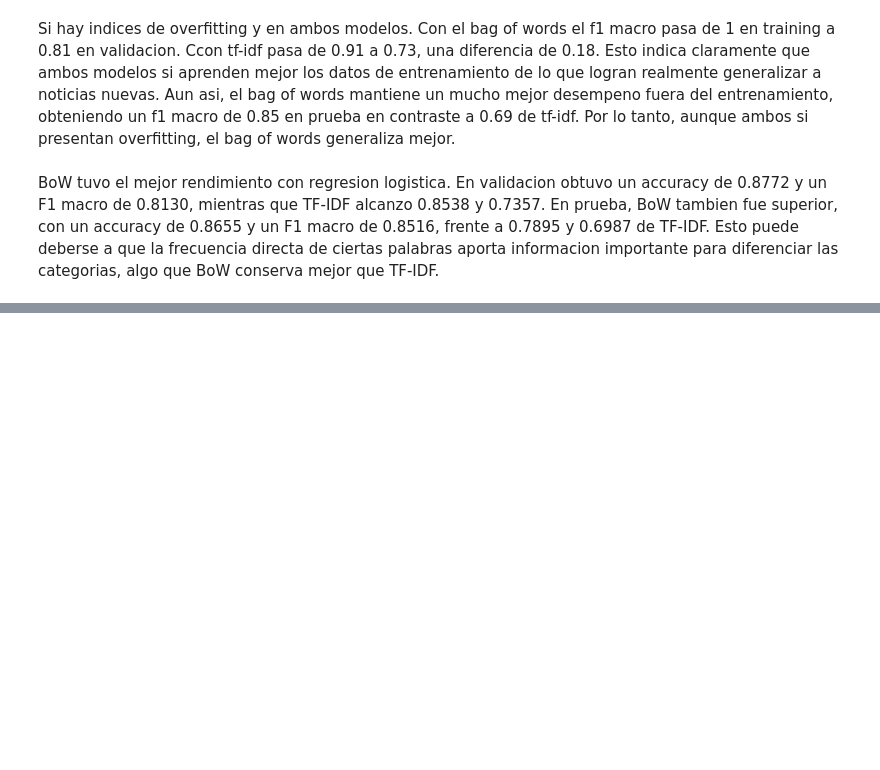
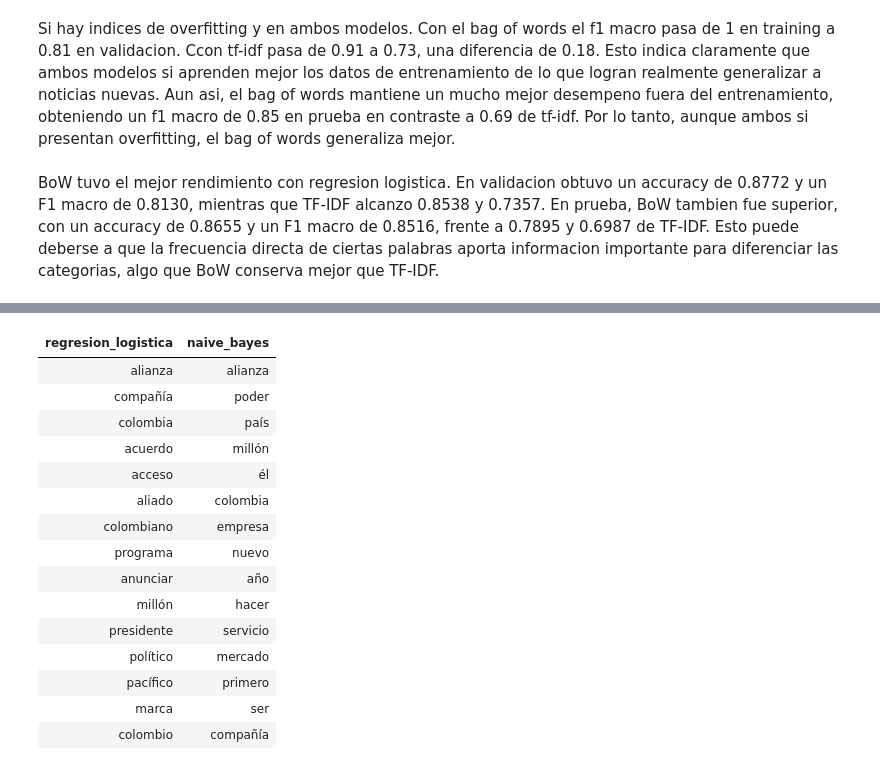
Before and after one commit to JuanDi37/Laboratorio-4-NLP, a Jupyter notebook: Laboratorio#4 NLP.ipynb, the cells around one changed output, grey strips where cells are left out. Cells and saved outputs as stored; diff of their text form; code cells hidden in the pictures; blank space fills up the shorter version.

```diff
--- a/Laboratorio#4 NLP.ipynb
+++ b/Laboratorio#4 NLP.ipynb
@@ -1989,0 +2091,68 @@ BoW tuvo el mejor rendimiento con regresion logistica. En validacion obtuvo un a
+# %%
+#comparamos los coeficientes positivos de regresion logistica
+#con las palabras de mayor P(w_i|c) obtenidas con Naive Bayes en la celda 42
+#utilizamos exactamente las mismas categorias para mantener una comparacion directa
+#tambien contamos cuantas palabras aparecen entre las 15 principales de ambos modelos
+
+comparacion_logistica_nb = {}
+
+for categoria in categorias_analisis:
+
+    indice_nb = np.where(
+        modelo_bow.classes_ == categoria
+    )[0][0]
+
+    probabilidades = probabilidades_palabras[
+        indice_nb
+    ]
+
+    indices_top_nb = np.argsort(
+        probabilidades
+    )[::-1][:15]
+
+    palabras_nb = vocabulario_bow[
+        indices_top_nb
+    ].tolist()
+
+    palabras_logistica = palabras_coeficientes_logistica[
+        categoria
+    ]["positivas"]
+
+    coincidencias = [
+        palabra
+        for palabra in palabras_logistica
+        if palabra in palabras_nb
+    ]
+
+    comparacion_logistica_nb[categoria] = {
+        "logistica": palabras_logistica,
+        "naive_bayes": palabras_nb,
+        "coincidencias": coincidencias
+    }
+
+    tabla_comparacion = pd.DataFrame({
+        "regresion_logistica": palabras_logistica,
+        "naive_bayes": palabras_nb
+    })
+
+    display(
+        tabla_comparacion.style
+        .hide(axis="index")
+        .set_caption(
+            f"Regresion logistica vs Naive Bayes - {categoria}"
+        )
+    )
+
+    print(
+        "Coincidencias:",
+        len(coincidencias),
+        "de 15"
+    )
+
+    print(
+        "Palabras coincidentes:",
+        coincidencias
+    )
+
+    print()
+# %% [output]
@@ -1989,0 +2160,16 @@ BoW tuvo el mejor rendimiento con regresion logistica. En validacion obtuvo un a
+| regresion_logistica | naive_bayes |
+| alianza | alianza |
+| compañía | poder |
+| colombia | país |
+| acuerdo | millón |
+| acceso | él |
+| aliado | colombia |
+| colombiano | empresa |
+| programa | nuevo |
+| anunciar | año |
+| millón | hacer |
+| presidente | servicio |
+| político | mercado |
+| pacífico | primero |
+| marca | ser |
+| colombio | compañía |
```
Also changed, not shown: parts of 8 cells of this notebook.
